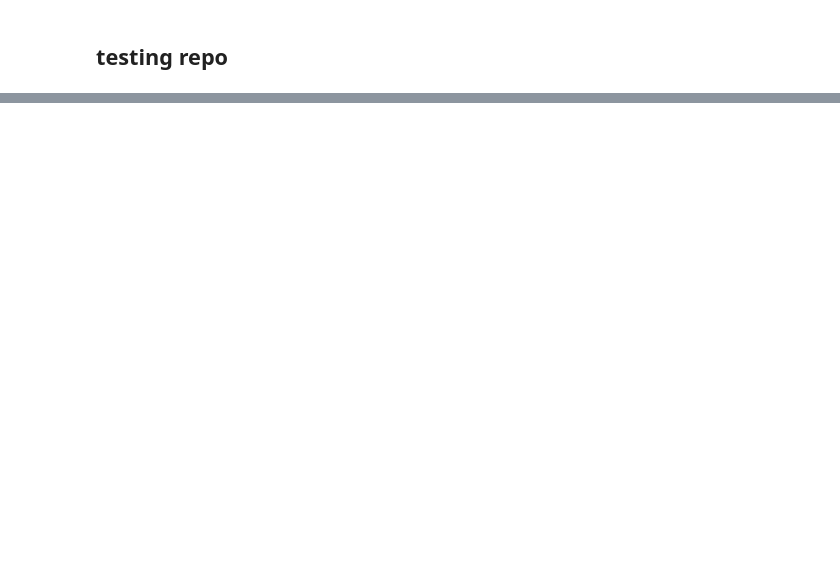
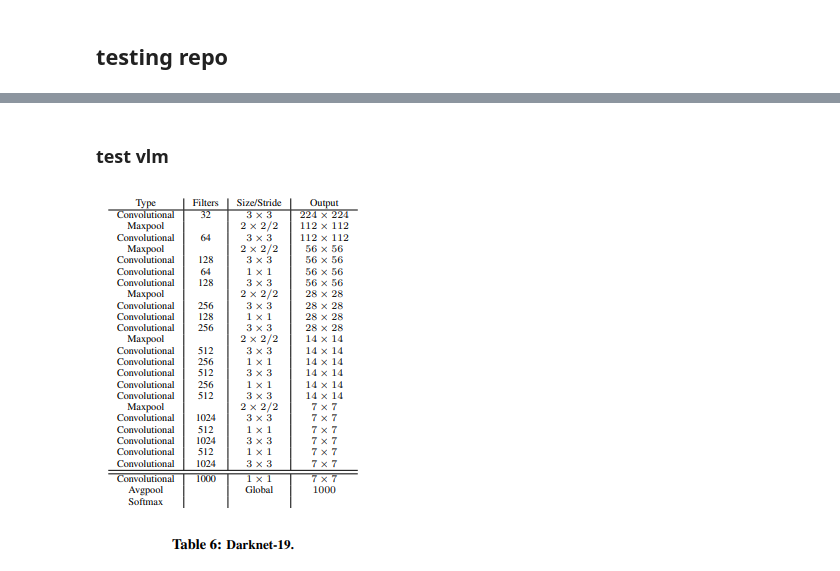
Before and after one commit to ajkdrag/ocrorchestrator, a Jupyter notebook: notebooks/api.ipynb, the cells around one changed output, grey strips where cells are left out. Cells and saved outputs as stored; diff of their text form; code cells hidden in the pictures; blank space fills up the shorter version.

```diff
--- a/notebooks/api.ipynb
+++ b/notebooks/api.ipynb
@@ -50,0 +93,2 @@ RepoException: 702: REPO_OBJECT_DOWNLOAD_ERROR: Traceback (most recent call last
+# %% [markdown]
+### test vlm
@@ -50,0 +99,5 @@ RepoException: 702: REPO_OBJECT_DOWNLOAD_ERROR: Traceback (most recent call last
+# %%
+from base64 import b64encode
+from pathlib import Path
+
+b64 = b64encode(Path('../data/images/arch.png').open("rb").read())
@@ -50,0 +111,4 @@ RepoException: 702: REPO_OBJECT_DOWNLOAD_ERROR: Traceback (most recent call last
+# %%
+base64_to_pil(b64)
+# %% [output]
+[figure, added]
```
Also changed, not shown: parts of 21 cells of this notebook, 10 other files.
